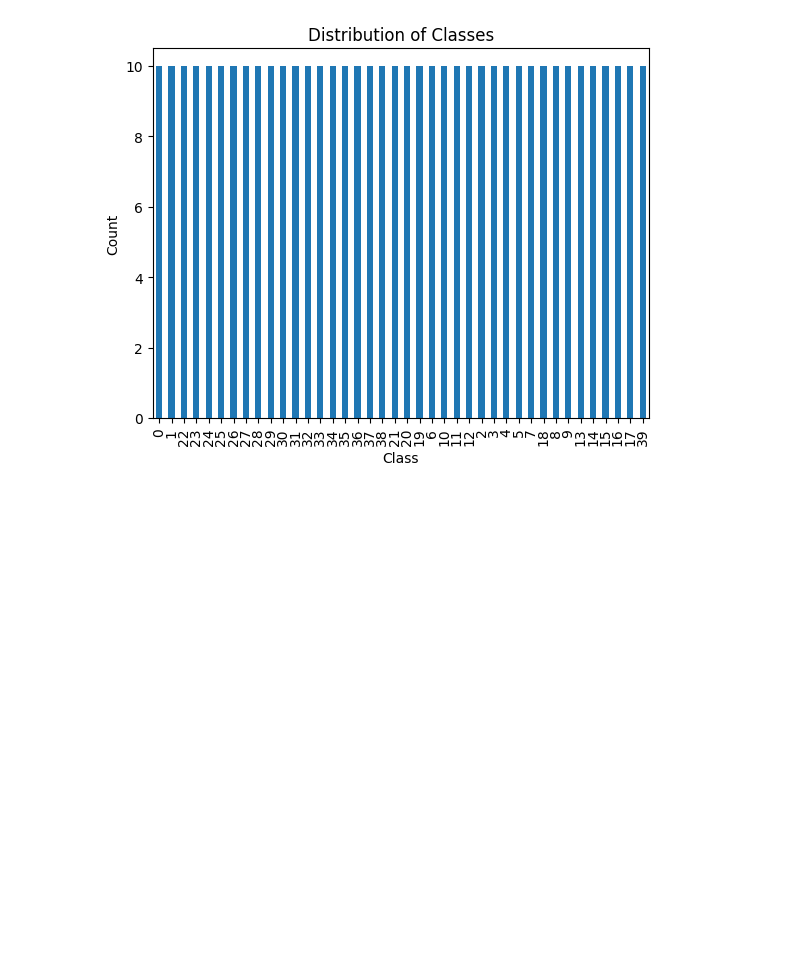
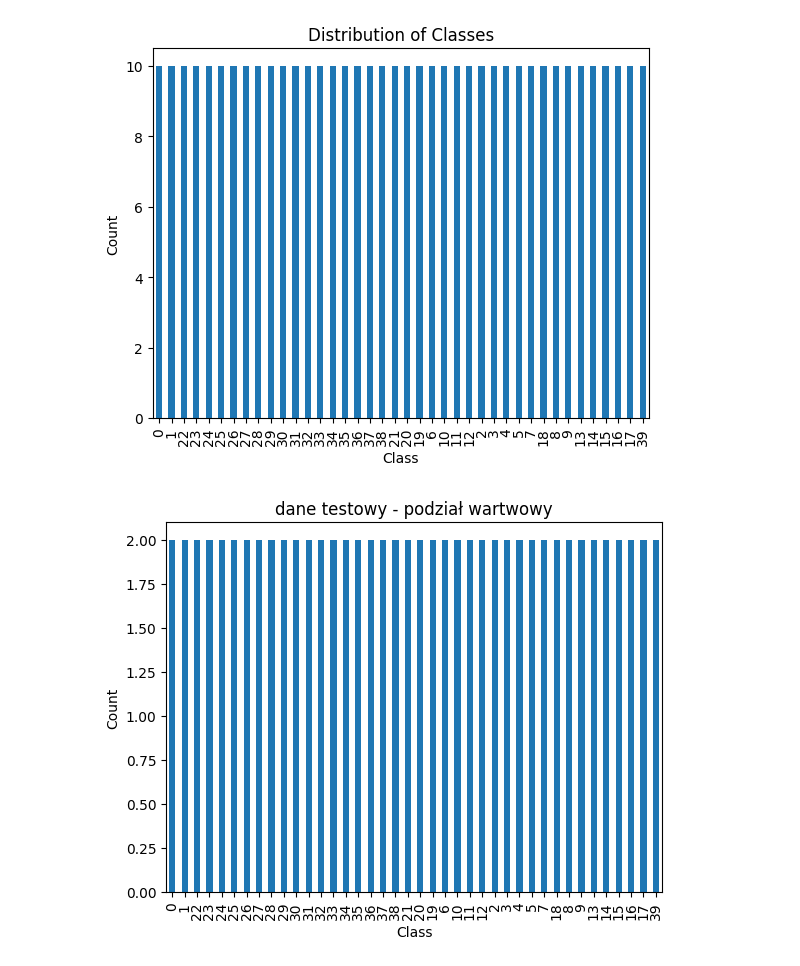
Before and after one commit to edytamejlun123/UczenieMaszynowe, a Jupyter notebook: lab2.ipynb, the cells around one changed output. Cells and saved outputs as stored; diff of their text form; code cells hidden in the pictures; blank space fills up the shorter version.

```diff
--- a/lab2.ipynb
+++ b/lab2.ipynb
@@ -221,3 +215,12 @@ plt.show()
 # %% [output]
 category
 [figure]
+# %%
+class_counts = test_data['class'].value_counts()
+class_counts.plot(kind='bar')
+plt.xlabel('Class')
+plt.ylabel('Count')
+plt.title('dane testowy - podział wartwowy')
+plt.show()
+# %% [output]
+[figure, added]
```
Also changed, not shown: parts of 4 cells of this notebook.
